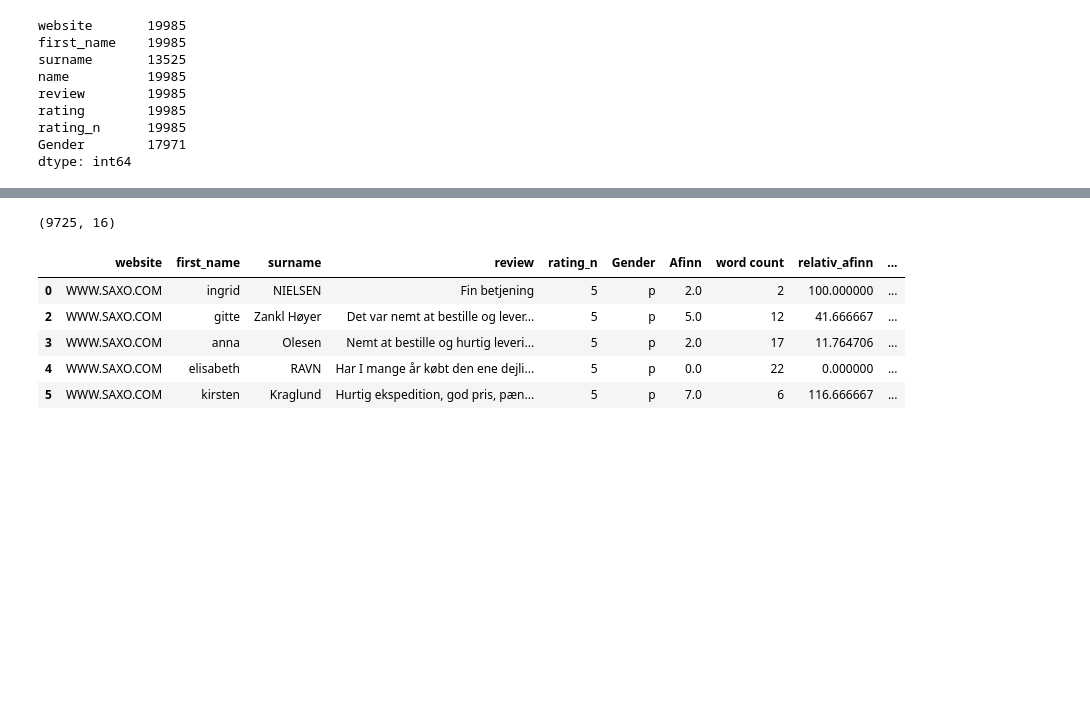
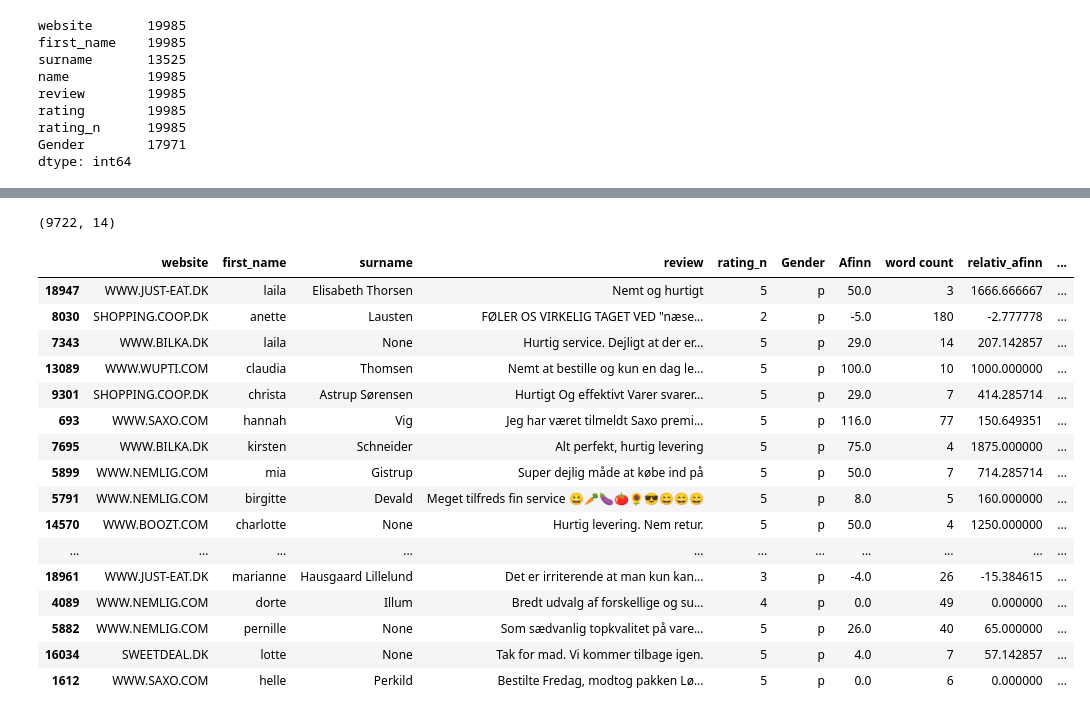
Before and after one commit to TeresePedersen/Group8, a Jupyter notebook: Load data adj.ipynb, the cells around one changed output, grey strips where cells are left out. Drawn from its saved outputs; the diff is of its cells as text; code cells hidden in the pictures; blank space fills up the shorter version.

```diff
--- a/Load data adj.ipynb
+++ b/Load data adj.ipynb
@@ -82,0 +101,3 @@ df_names2.head()
+# %%
+#Fjerner Gender = NaN
+df_names2 = df_names2[pd.notnull(df_names2['Gender'])]
@@ -161,0 +222,8 @@ sns.pairplot(df_Afinn.sample(10000)[['relativ_afinn_adj']+[hue]], hue=hue)
+# %%
+#adj 2, værdier^2 og de positive og negative ord blandt de 500 mest brugte har fået +/- 5
+# define columns
+afinn = Afinn(language='da',emoticons=True)
+
+afinn_dict = afinn
+df_Afinn = df_names2
+df_Afinn['Afinn_adj3'] = df_Afinn.review.apply(afinn.score)
@@ -161,0 +236,6 @@ sns.pairplot(df_Afinn.sample(10000)[['relativ_afinn_adj']+[hue]], hue=hue)
+# %%
+# For at få den justerede Afinn ordbog til at virke, så skal man sætte indholdet fra den justerede ordbog ind i den originale
+#og herefter køre nedstående kode. For at få den originale ordbog tilbage, så skal man igen ombytte filerne og køre koden igen.
+# Forskel fra adjusted 2 er, at her divederes der kun med ord, som indgår i afinn.
+
+df_Afinn['relativ_afinn_adj3'] = df_Afinn['Afinn_adj3'] / df_Afinn['Afinn_dict']*100
@@ -201,13 +296,14 @@ def dotdotdot(text_string):
 
 df_Afinn['dot'] = df_Afinn['review'].apply(dotdotdot)
 
-cuss_list = ['fuck', 'Fuck', 'FUCK', 'fucking', 'Fucking', 'FUCKING', 'f\*\*\*', 'f\*\*\*ing', 'F\*\*\*', 'F\*\*\*ing', 'f\.\.\.', 'F\.\.\.', 'f\.\.\.ing', 'F\.\.\.ing', 'lort', 'Lort', 'LORT', 'lorte', 'Lorte', 'LORTE', 'l\*\*t', 'L\*\*t', 'l\*\*\*', 'L\*\*\*', 'L\.\.t', 'l\.\.t', 'l\.\.\.', 'L\.\.\.', 'l\*\*te', 'L\*\*te', 'l\*\*\*e', 'L\*\*\*e', 'L\.\.te', 'l\.\.te']
+cuss_list = [r'((?i)(fuck)+)', r'((?i)(fuc\*)+)', r'((?i)(fuc\.)+)', r'((?i)(f\*\*\*)+)', r'((?i)(f\.\.\.)+)', r'((?i)(f\.\.k)+)', r'((?i)(f\*\*k)+)', r'((?i)(lort)+)', r'((?i)(l\*\*t)+)', r'((?i)(l\*\*\*)+)', r'((?i)(l\.\.\.)+)', r'((?i)(l\.\.t)+)', r'((?i)(lor\.)+)', r'((?i)(lor\*)+)']
 
 def cuss_words(text_string):
     cuss = 0
-    for cuss_word in cuss_list:
-        cuss = len(re.findall(cuss_word, text_string))
+    for word in cuss_list:
+        cuss += len(re.findall(word, text_string))
     return cuss
+
 df_Afinn['cuss'] = df_Afinn['review'].apply(cuss_words)
 
 def excl_DSB(text_string):
@@ -248,15 +487,26 @@ df_sort_male.head()
 # %%
 #Dataframe med Gender=p
 sort_female = df_Afinn['Gender']== 'p'
 
 df_sort_female = df_Afinn[sort_female]
 print(df_sort_female.shape)
-df_sort_female.head()
+df_sort_female.sample(50)
 # %% [output]
-(9725, 16)
+(9722, 14)
 |  | website | first_name | surname | review | rating_n | Gender | Afinn | word count | relativ_afinn | ... |
-| 0 | WWW.SAXO.COM | ingrid | NIELSEN | Fin betjening | 5 | p | 2.0 | 2 | 100.000000 | ... |
-| 2 | WWW.SAXO.COM | gitte | Zankl Høyer | Det var nemt at bestille og lever... | 5 | p | 5.0 | 12 | 41.666667 | ... |
-| 3 | WWW.SAXO.COM | anna | Olesen | Nemt at bestille og hurtig leveri... | 5 | p | 2.0 | 17 | 11.764706 | ... |
-| 4 | WWW.SAXO.COM | elisabeth | RAVN | Har I mange år købt den ene dejli... | 5 | p | 0.0 | 22 | 0.000000 | ... |
-| 5 | WWW.SAXO.COM | kirsten | Kraglund | Hurtig ekspedition, god pris, pæn... | 5 | p | 7.0 | 6 | 116.666667 | ... |
+| 18947 | WWW.JUST-EAT.DK | laila | Elisabeth Thorsen | Nemt og hurtigt | 5 | p | 50.0 | 3 | 1666.666667 | ... |
+| 8030 | SHOPPING.COOP.DK | anette | Lausten | FØLER OS VIRKELIG TAGET VED "næse... | 2 | p | -5.0 | 180 | -2.777778 | ... |
+| 7343 | WWW.BILKA.DK | laila | None | Hurtig service. Dejligt at der er... | 5 | p | 29.0 | 14 | 207.142857 | ... |
+| 13089 | WWW.WUPTI.COM | claudia | Thomsen | Nemt at bestille og kun en dag le... | 5 | p | 100.0 | 10 | 1000.000000 | ... |
+| 9301 | SHOPPING.COOP.DK | christa | Astrup Sørensen | Hurtigt Og effektivt Varer svarer... | 5 | p | 29.0 | 7 | 414.285714 | ... |
+| 693 | WWW.SAXO.COM | hannah | Vig | Jeg har været tilmeldt Saxo premi... | 5 | p | 116.0 | 77 | 150.649351 | ... |
+| 7695 | WWW.BILKA.DK | kirsten | Schneider | Alt perfekt, hurtig levering | 5 | p | 75.0 | 4 | 1875.000000 | ... |
+| 5899 | WWW.NEMLIG.COM | mia | Gistrup | Super dejlig måde at købe ind på | 5 | p | 50.0 | 7 | 714.285714 | ... |
+| 5791 | WWW.NEMLIG.COM | birgitte | Devald | Meget tilfreds fin service 😀🥕🍆🍅🌻😎😄😄😄 | 5 | p | 8.0 | 5 | 160.000000 | ... |
+| 14570 | WWW.BOOZT.COM | charlotte | None | Hurtig levering. Nem retur. | 5 | p | 50.0 | 4 | 1250.000000 | ... |
+| ... | ... | ... | ... | ... | ... | ... | ... | ... | ... | ... |
+| 18961 | WWW.JUST-EAT.DK | marianne | Hausgaard Lillelund | Det er irriterende at man kun kan... | 3 | p | -4.0 | 26 | -15.384615 | ... |
+| 4089 | WWW.NEMLIG.COM | dorte | Illum | Bredt udvalg af forskellige og su... | 4 | p | 0.0 | 49 | 0.000000 | ... |
+| 5882 | WWW.NEMLIG.COM | pernille | None | Som sædvanlig topkvalitet på vare... | 5 | p | 26.0 | 40 | 65.000000 | ... |
+| 16034 | SWEETDEAL.DK | lotte | None | Tak for mad. Vi kommer tilbage igen. | 5 | p | 4.0 | 7 | 57.142857 | ... |
+| 1612 | WWW.SAXO.COM | helle | Perkild | Bestilte Fredag, modtog pakken Lø... | 5 | p | 0.0 | 6 | 0.000000 | ... |
```
Also changed, not shown: parts of 54 cells of this notebook.
